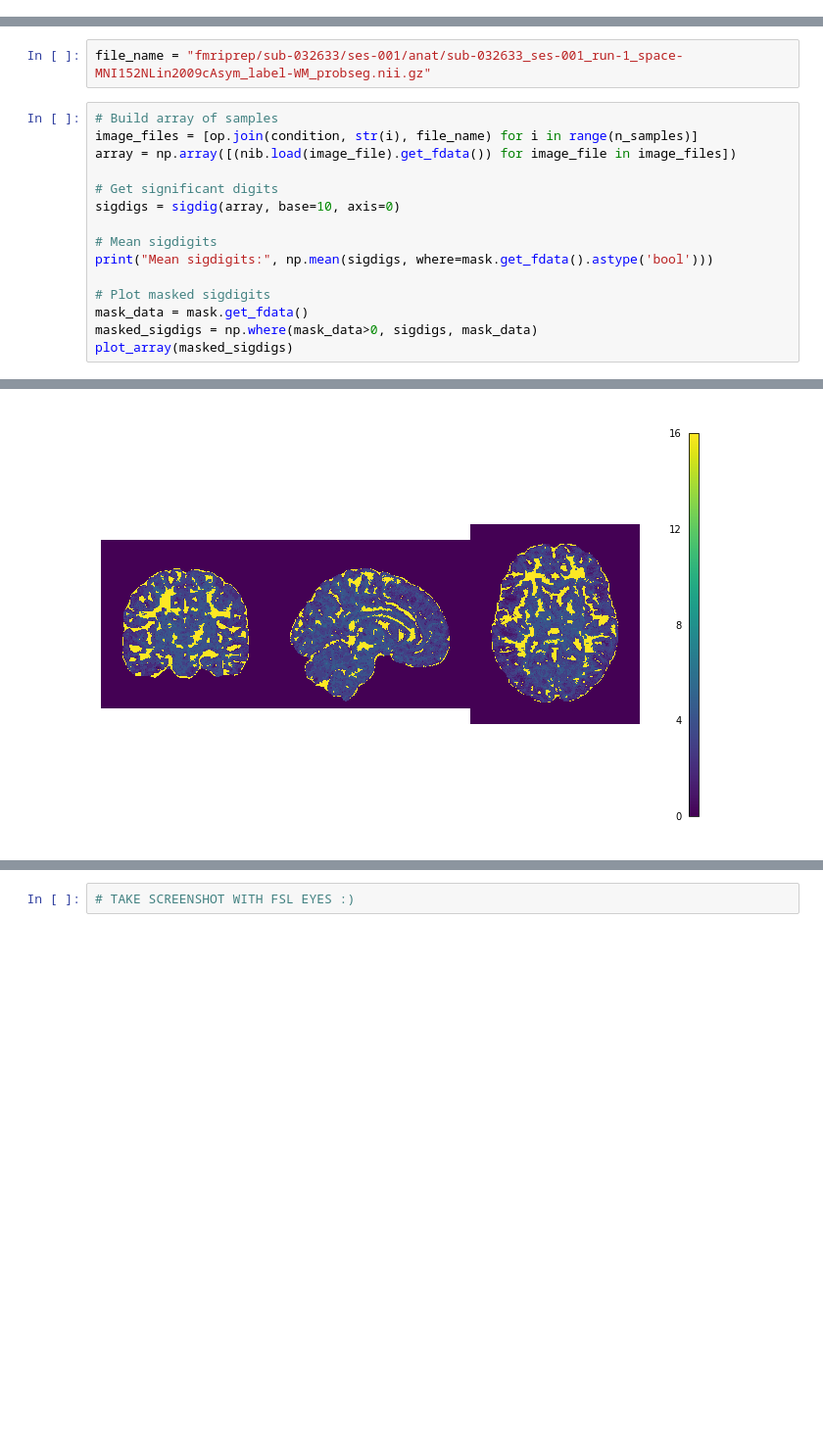
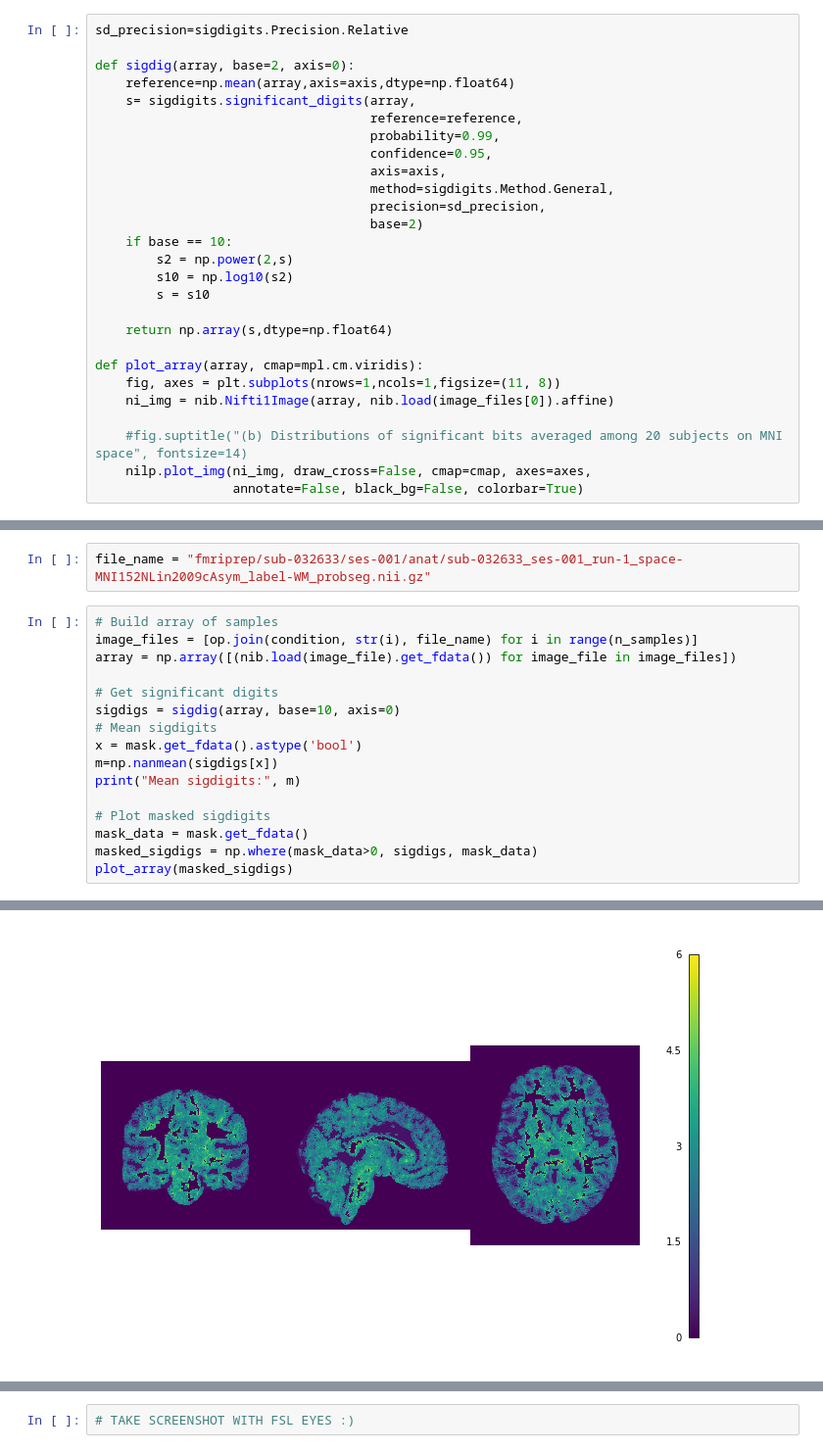
Before and after one commit to yohanchatelain/fuzzy-fmriprep, a Jupyter notebook: sigdigits.ipynb, the cells around one changed output, grey strips where cells are left out. Shown at 98% size. Drawn from its saved outputs; the diff is of its cells as text; blank space fills up the shorter version.

Commit message:
Use confidence interval version of sigdig

```diff
--- a/sigdigits.ipynb
+++ b/sigdigits.ipynb
@@ -86,3 +28,30 @@ def plot_array(array, cmap=mpl.cm.viridis):
+# %%
+sd_precision=sigdigits.Precision.Relative
+
+def sigdig(array, base=2, axis=0):
+    reference=np.mean(array,axis=axis,dtype=np.float64)
+    s= sigdigits.significant_digits(array,
+                                    reference=reference,
+                                    probability=0.99,
+                                    confidence=0.95,
+                                    axis=axis,
+                                    method=sigdigits.Method.General,
+                                    precision=sd_precision,
+                                    base=2)
+    if base == 10:
+        s2 = np.power(2,s)
+        s10 = np.log10(s2)
+        s = s10
+
+    return np.array(s,dtype=np.float64)
+
+def plot_array(array, cmap=mpl.cm.viridis):
+    fig, axes = plt.subplots(nrows=1,ncols=1,figsize=(11, 8))
+    ni_img = nib.Nifti1Image(array, nib.load(image_files[0]).affine)
+
+    #fig.suptitle("(b) Distributions of significant bits averaged among 20 subjects on MNI space", fontsize=14)
+    nilp.plot_img(ni_img, draw_cross=False, cmap=cmap, axes=axes,
+                  annotate=False, black_bg=False, colorbar=True)
 # %% [markdown]
 # Spatial normalization
 # %% [markdown]
@@ -151,9 +125,10 @@ array = np.array([(nib.load(image_file).get_fdata()) for image_file in image_fil
 
 # Get significant digits
 sigdigs = sigdig(array, base=10, axis=0)
-
 # Mean sigdigits
-print("Mean sigdigits:", np.mean(sigdigs, where=mask.get_fdata().astype('bool')))
+x = mask.get_fdata().astype('bool')
+m=np.nanmean(sigdigs[x])
+print("Mean sigdigits:", m)
 
 # Plot masked sigdigits
 mask_data = mask.get_fdata()
@@ -164,4 +139,4 @@ Mean sigdigits: 5.326720833444202
-[figure, old version]
+[figure, new version]
 # %%
 %%bash
 for sample in 0 1 2
```
Also changed, not shown: parts of 15 cells of this notebook.
